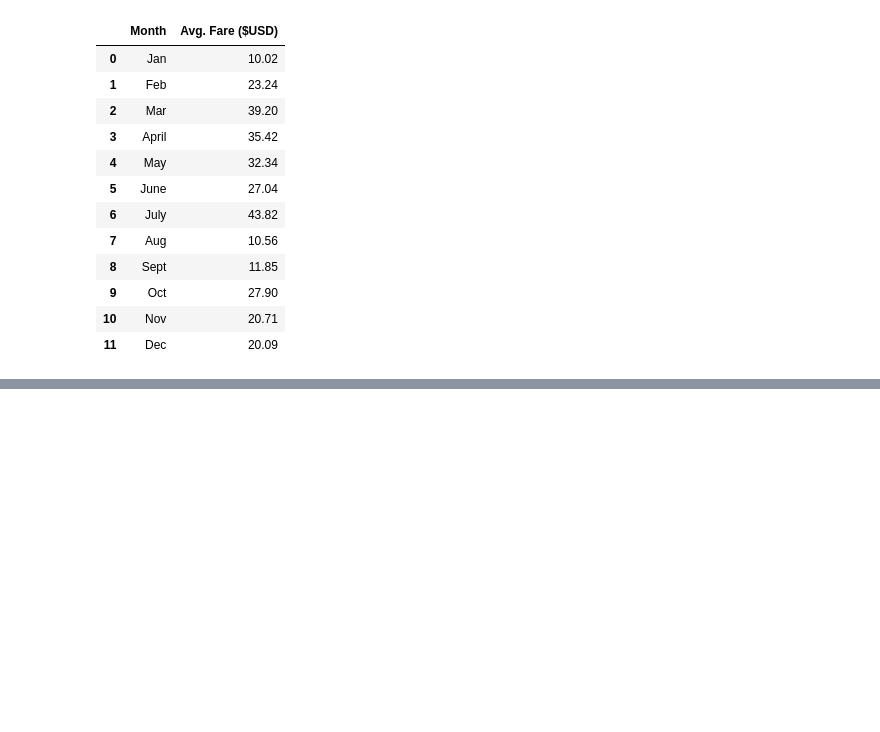
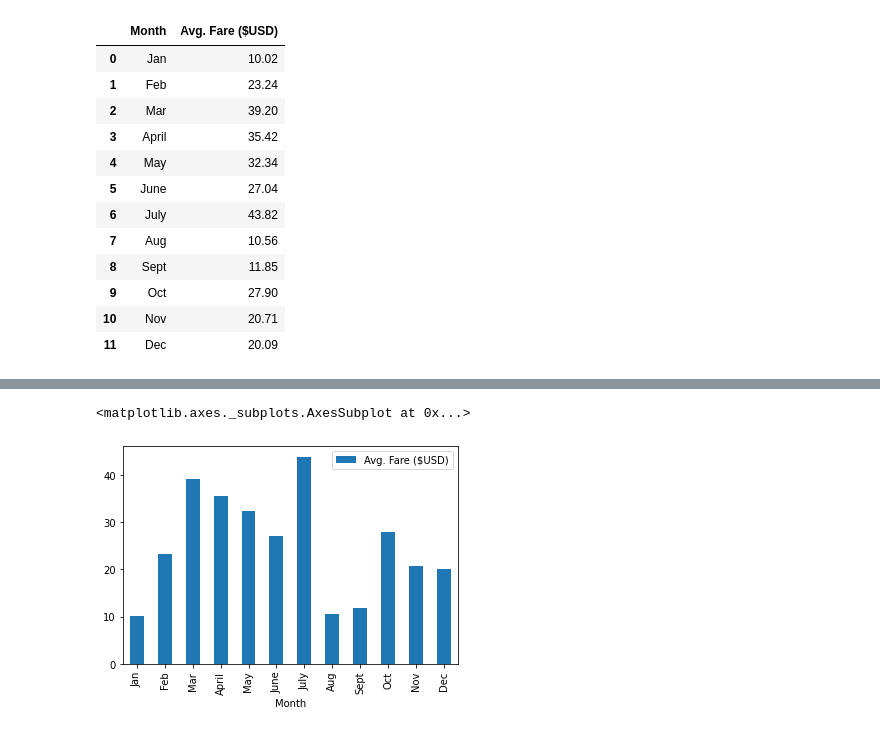
Before and after one commit to AndrejaCH/PyBer_Analysis, a Jupyter notebook: PyBer_ride_data.ipynb, the cells around one changed output, grey strips where cells are left out. Saved outputs shown, nothing was run; the diff lists cells and outputs as text; code cells hidden in the pictures; blank space fills up the shorter version.

```diff
--- a/PyBer_ride_data.ipynb
+++ b/PyBer_ride_data.ipynb
@@ -32,0 +63,7 @@ plt.show()
+# %%
+#plotting a bar chart - 1st option with bar()
+pyber_ride_df.plot.bar(x="Month", y="Avg. Fare ($USD)")
+#plt.show()
+# %% [output]
+<matplotlib.axes._subplots.AxesSubplot at 0x...>
+[figure, added]
```
Also changed, not shown: parts of 4 cells of this notebook.
